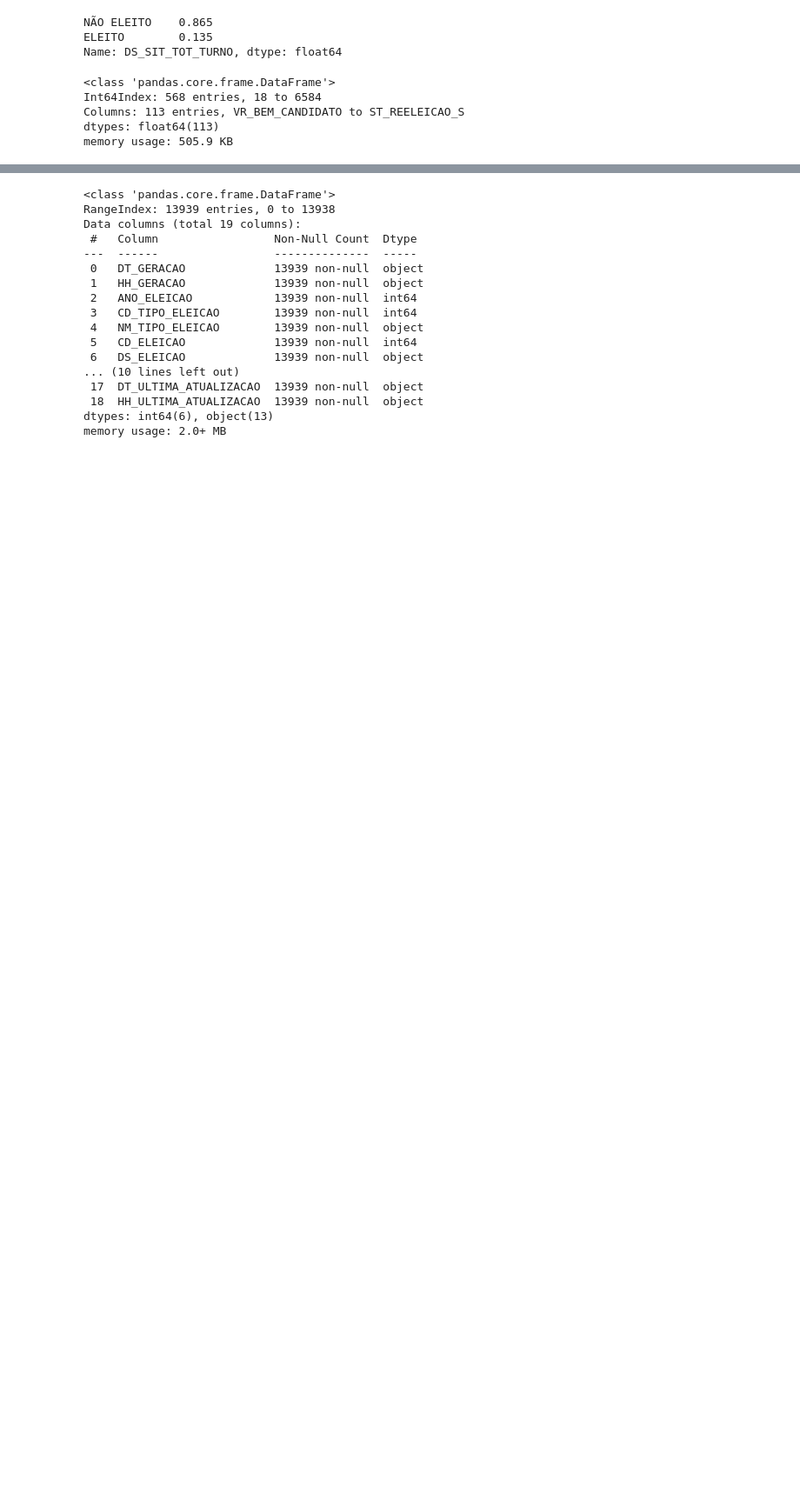
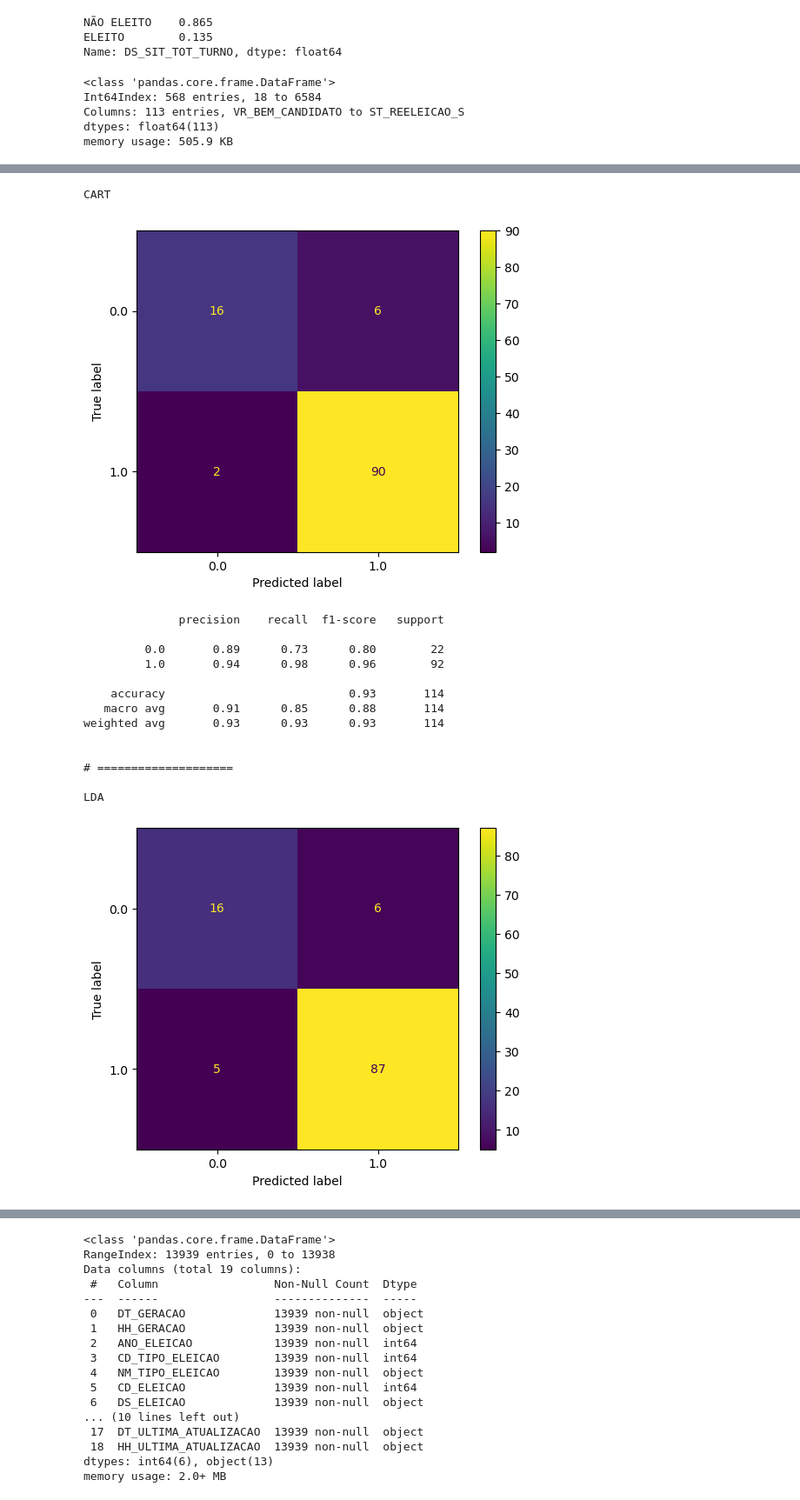
Before and after one commit to luc-zago/lets-code-machine-learning-i, a Jupyter notebook: notebook.ipynb, the cells around one changed output, grey strips where cells are left out. Shown at 87% size. Drawn from its saved outputs; the diff is of its cells as text; code cells hidden in the pictures; blank space fills up the shorter version.

Commit message:
Adding predictions in 2022 data

```diff
--- a/notebook.ipynb
+++ b/notebook.ipynb
@@ -528,0 +536,30 @@ for modelo in melhores_modelos:
+# %%
+bens_consulta_enc_2018_sem_partido_e_ocupacao = bens_consulta_enc_2018_sem_partido_e_ocupacao.dropna()
+
+for column in bens_consulta_enc_2018_sem_partido_e_ocupacao.columns:
+    if 'nan' in column:
+        bens_consulta_enc_2018_sem_partido_e_ocupacao = bens_consulta_enc_2018_sem_partido_e_ocupacao.drop(columns=column)
+# %%
+
+seed=42
+scoring = 'f1'
+
+X = bens_consulta_enc_2018_sem_partido_e_ocupacao.drop(columns=['DS_SIT_TOT_TURNO_NÃO ELEITO'])
+y = bens_consulta_enc_2018_sem_partido_e_ocupacao['DS_SIT_TOT_TURNO_NÃO ELEITO']
+X = X[sorted(list(X.columns.values))]
+X_train, X_test, y_train, y_test = train_test_split(X, y, test_size=0.2, stratify=y, random_state=seed)
+# %%
+melhores_modelos_sem_partido_e_ocupacao = []
+
+for nome, modelo in modelos:
+    steps = []
+    steps.append(('scaler', MinMaxScaler()))
+    steps.append((nome, modelo))
+    pipe = Pipeline(steps)
+    kfold = model_selection.KFold(n_splits=10, shuffle=True, random_state=seed)
+    cv_results = model_selection.cross_val_score(modelo, X_train, y_train, cv=kfold, scoring=scoring, n_jobs=-1)
+    msg = "%s: %f (%f)" % (nome, cv_results.mean(), cv_results.std())
+    print(msg)
+
+    if cv_results.mean() > 0.90:
+        melhores_modelos_sem_partido_e_ocupacao.append((nome, pipe))
@@ -528,0 +576,32 @@ for modelo in melhores_modelos:
+# %%
+for nome, modelo in melhores_modelos_sem_partido_e_ocupacao:
+    modelo.fit(X_train, y_train)
+
+    y_pred_test = modelo.predict(X_test)
+
+    print(nome)
+    print('\n')
+
+    ConfusionMatrixDisplay.from_predictions(y_test, y_pred_test)
+    plt.show()
+
+    print(classification_report(y_test, y_pred_test))
+
+    print("\n# ====================\n")
+# %% [output]
+CART
+[figure, added]
+              precision    recall  f1-score   support
+
+         0.0       0.89      0.73      0.80        22
+         1.0       0.94      0.98      0.96        92
+
+    accuracy                           0.93       114
+   macro avg       0.91      0.85      0.88       114
+weighted avg       0.93      0.93      0.93       114
+
+
+# ====================
+
+LDA
+[figure, added]
```
Also changed, not shown: parts of 20 cells of this notebook.
